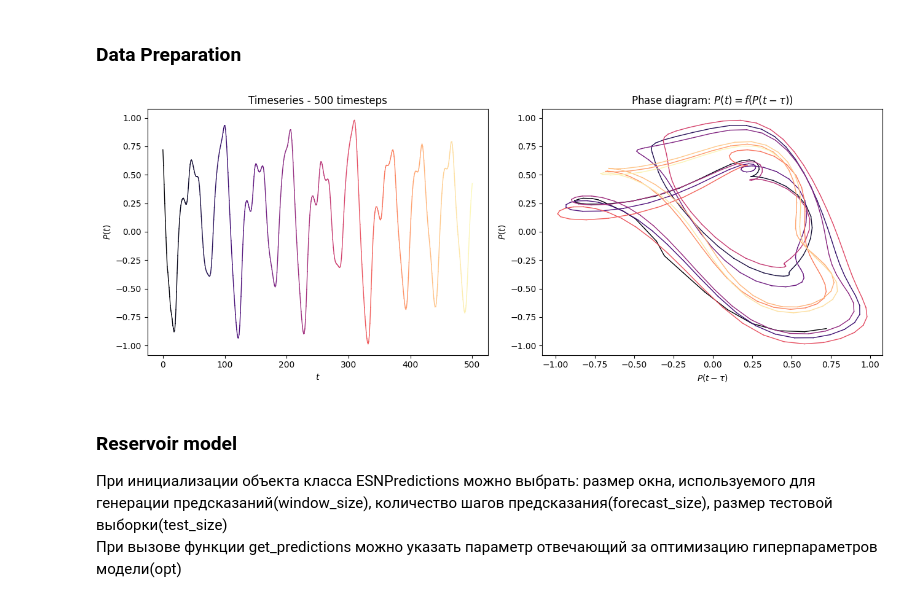
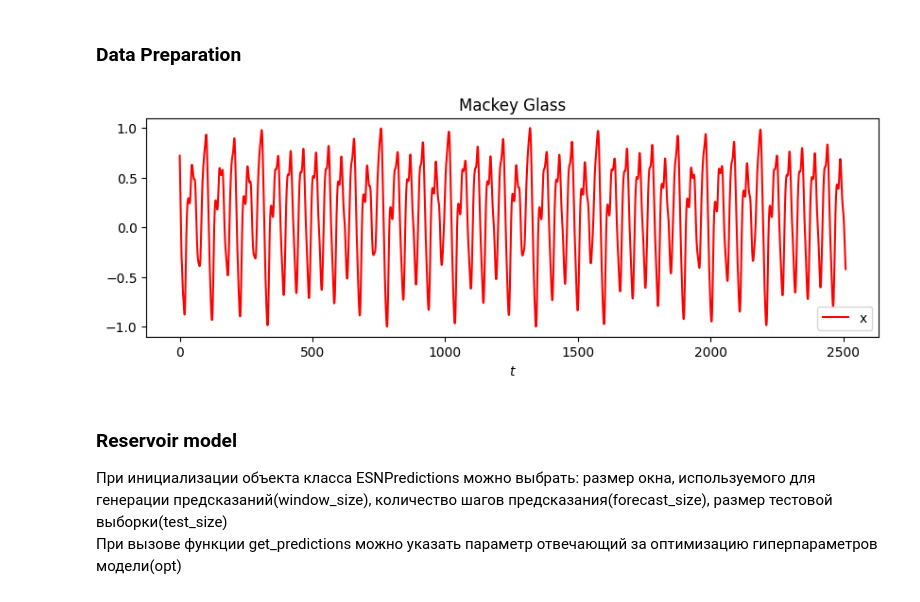
Before and after one commit to alkomarova/ReservoirStocks, a Jupyter notebook: mackey_glass_predictions.ipynb, the cells around one changed output. Cells and saved outputs as stored; diff of their text form; code cells hidden in the pictures.

Commit message:
change plot

```diff
--- a/mackey_glass_predictions.ipynb
+++ b/mackey_glass_predictions.ipynb
@@ -41,7 +15,14 @@ def plot_mackey_glass(X, sample, tau):
-# %%
-plot_mackey_glass(X, 500, tau)
-# %% [output]
-[figure, removed]
+# %%
+plt.figure(figsize=(10, 3))
+plt.title("Mackey Glass")
+plt.xlabel("$t$")
+plt.plot(X, label="x", color="red")
+#plt.plot(X[:, 1], label="y", color="indigo")
+#plt.plot(X[:, 2], label="z", color="blue")
+plt.legend()
+plt.show()
+# %% [output]
+[figure, added]
 # %%
 data_array = X
 # %% [markdown]
```
Also changed, not shown: parts of 1 cell of this notebook.
